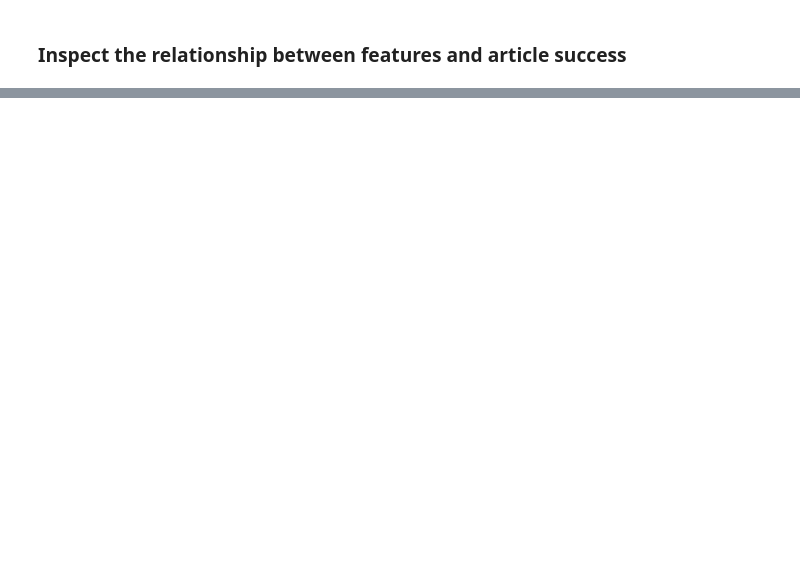
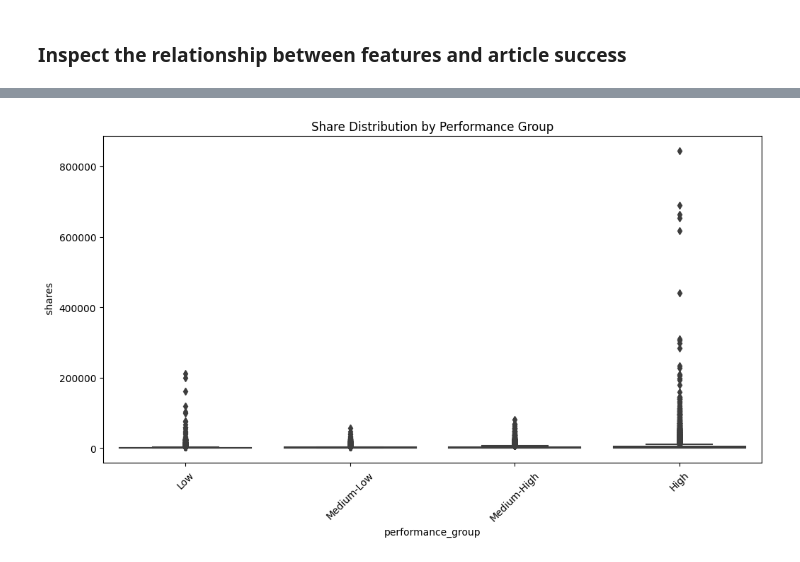
Before and after one commit to curtpond/webdata, a Jupyter notebook: articles.ipynb, the cells around one changed output, grey strips where cells are left out. Drawn from its saved outputs; the diff is of its cells as text; code cells hidden in the pictures; blank space fills up the shorter version.

Commit message:
Added visualizations showing relationship between features and succesfful articles. Added analysis of the data.

```diff
--- a/articles.ipynb
+++ b/articles.ipynb
@@ -234,0 +237,2 @@ df.head()
+# %%
+df['performance_group'] = pd.qcut(df['health_score'], q=4, labels=['Low', 'Medium-Low', 'Medium-High', 'High'])
@@ -234,0 +281,9 @@ df.head()
+# %%
+# Visualize top features
+plt.figure(figsize=(12, 6))
+sns.boxplot(data=df, x='performance_group', y=' shares') # add other features here
+plt.title('Share Distribution by Performance Group')
+plt.xticks(rotation=45)
+plt.show()
+# %% [output]
+[figure, added]
```
Also changed, not shown: parts of 8 cells of this notebook.
